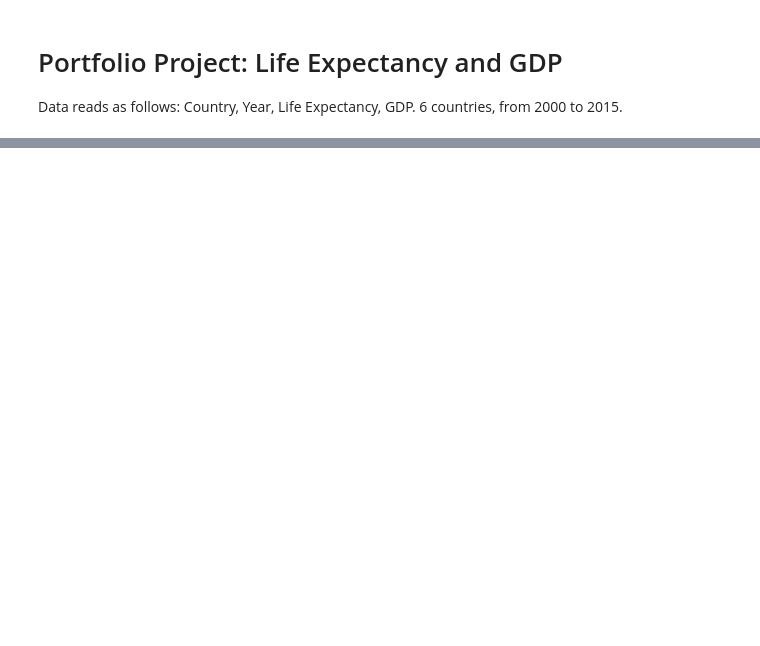
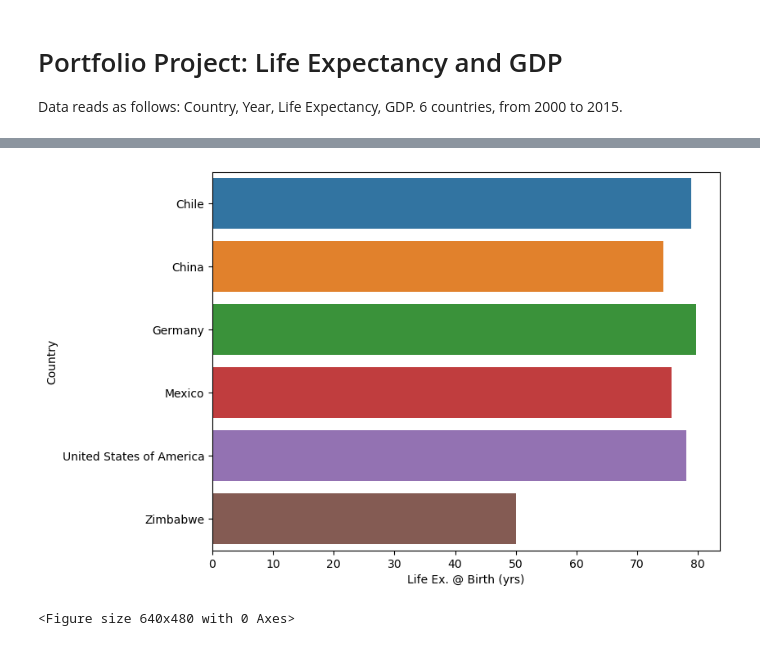
Before and after one commit to RacerBeats/Life-Expectancy-and-GDP-Starter, a Jupyter notebook: life_expectancy_gdp.ipynb, the cells around one changed output, grey strips where cells are left out. Cells and saved outputs as stored; diff of their text form; code cells hidden in the pictures; blank space fills up the shorter version.

```diff
--- a/life_expectancy_gdp.ipynb
+++ b/life_expectancy_gdp.ipynb
@@ -33,0 +122,3 @@ max    2015.000000                         81.000000  1.810000e+13
+# %%
+data_means = data.drop("Year", axis = 1).groupby("Country").mean().reset_index()
+data_means
@@ -33,0 +133,9 @@ max    2015.000000                         81.000000  1.810000e+13
+# %%
+plt.figure(figsize=(8,6))
+sns.barplot(x='Life Expectancy', y='Country', data=data_means, hue = 'Country')
+plt.xlabel('Life Ex. @ Birth (yrs)')
+plt.show()
+plt.clf()
+# %% [output]
+[figure, added]
+<Figure size 640x480 with 0 Axes>
```
Also changed, not shown: parts of 14 cells of this notebook, 1 other file.
